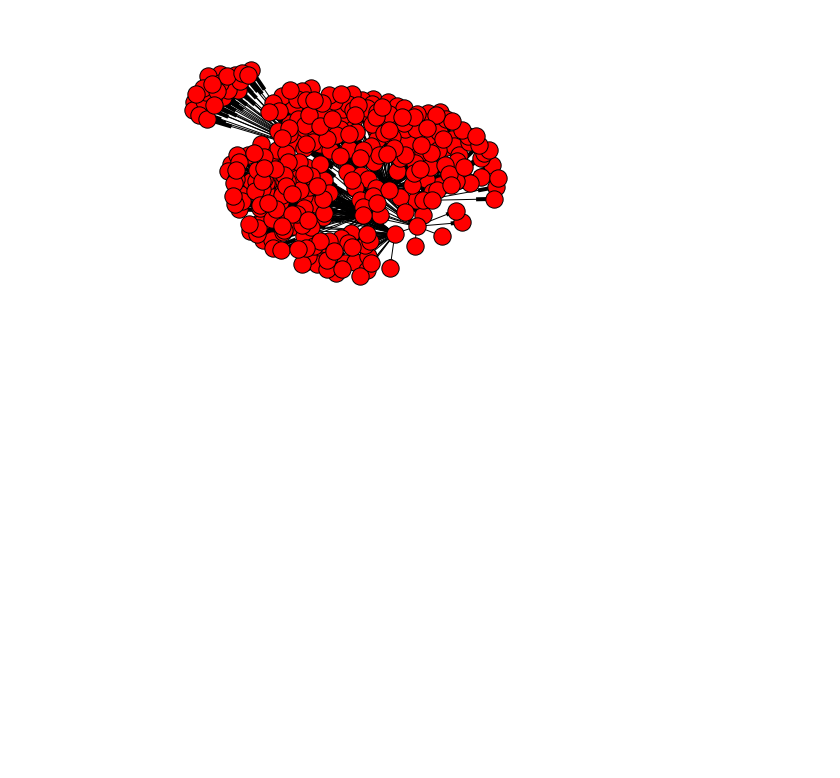
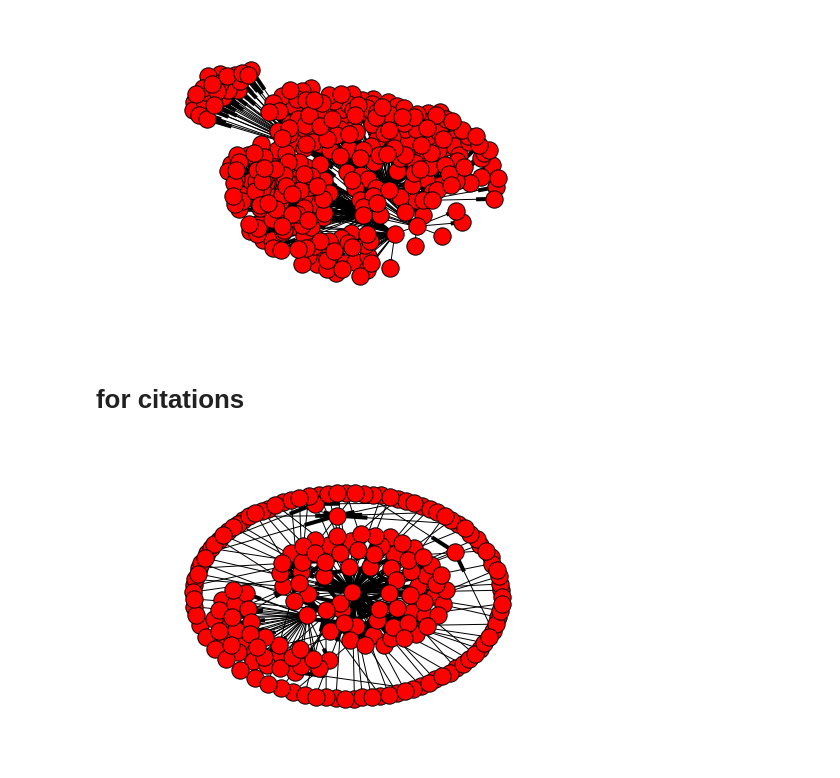
Before and after one commit to ehoppmann/PMCnetworks, a Jupyter notebook: D3-viz/generateGraphData.ipynb, the cells around one changed output. Cells and saved outputs as stored; diff of their text form; code cells hidden in the pictures; blank space fills up the shorter version.

Commit message:
basic d3 citation network

```diff
--- a/D3-viz/generateGraphData.ipynb
+++ b/D3-viz/generateGraphData.ipynb
@@ -41,0 +45,49 @@ with io.open('testgraphdata.json', 'w', encoding='utf-8') as f:
+# %% [markdown]
+# for citations
+# %%
+import sqlite3
+conng = sqlite3.connect('pmcv1-graph.db')
+cg = conng.cursor()
+# %%
+import Queue
+import networkx as nx
+def buildcitenetwork(rootnode, mastergraphcursor, indepth = 0, outdepth = 2):
+    _g =nx.DiGraph()
+    q = Queue.Queue()
+    #first go in out direction
+    q.put((rootnode, 0))
+    while not q.empty():
+        node = q.get()
+        if node[1] < outdepth:
+            mastergraphcursor.execute('''SELECT outcites FROM cites WHERE pmid = ?''', [node[0]])
+            try:
+                cites = map(int, cg.fetchone()[0].split(','))
+                for cite in cites:
+                    if cite not in _g.nodes():
+                        _g.add_edge(node[0], cite)
+                        q.put((cite, node[1]+1))
+            except ValueError: #when there are none
+                pass
+    #now go in in direction
+    q.put((rootnode, 0))
+    while not q.empty():
+        node = q.get()
+        if node[1] < indepth:
+            mastergraphcursor.execute('''SELECT incites FROM cites WHERE pmid = ?''', [node[0]])
+            try:
+                cites = map(int, cg.fetchone()[0].split(','))
+                for cite in cites:
+                    if cite not in _g.nodes():
+                        _g.add_edge(cite, node[0])
+                        q.put((cite, node[1]+1))
+            except ValueError:
+                pass
+    return _g
+# %%
+g= buildcitenetwork(21437221, cg, 2, 2)
+# %%
+import matplotlib.pyplot as plt
+%matplotlib inline
+nx.draw(g)
+# %% [output]
+[figure, added]
```
Also changed, not shown: parts of 3 cells of this notebook, 4 other files.
